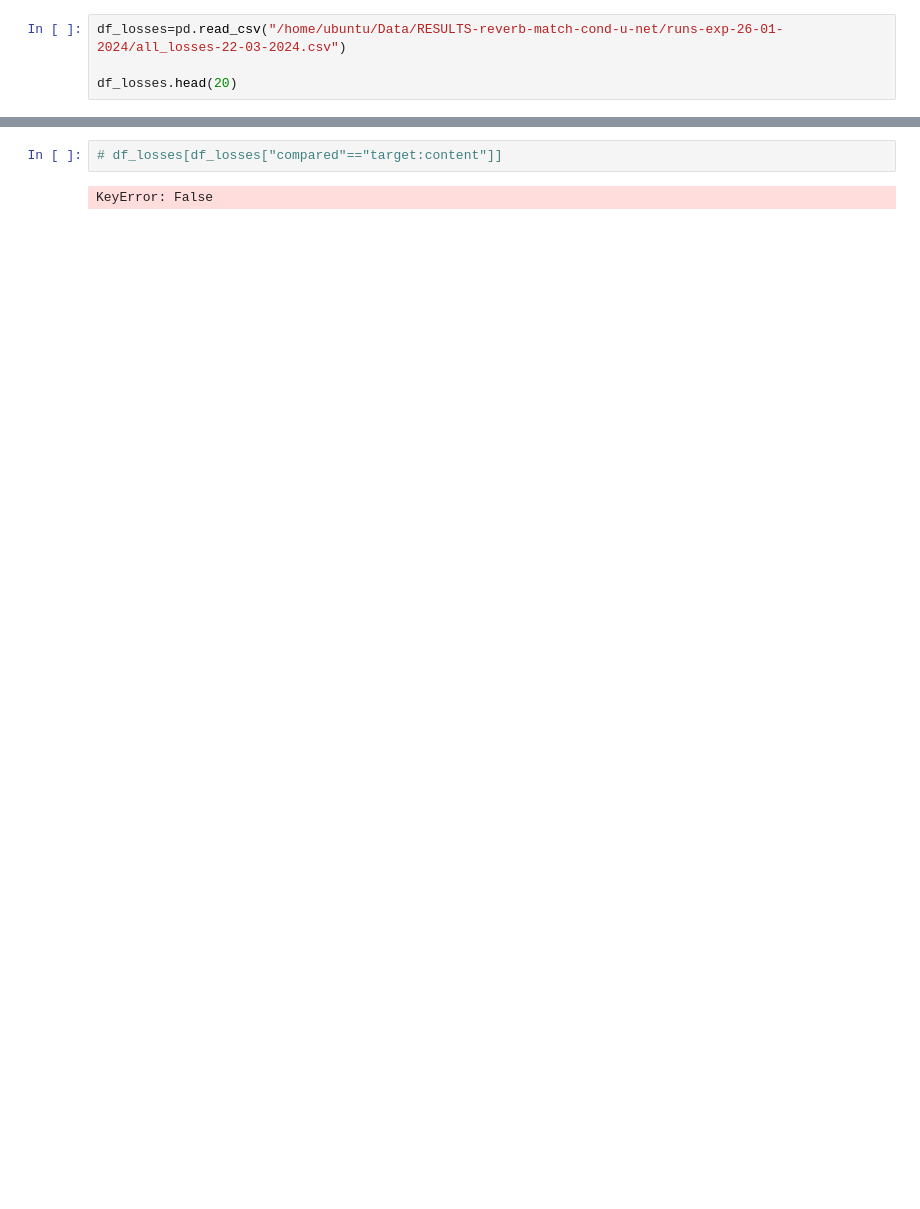
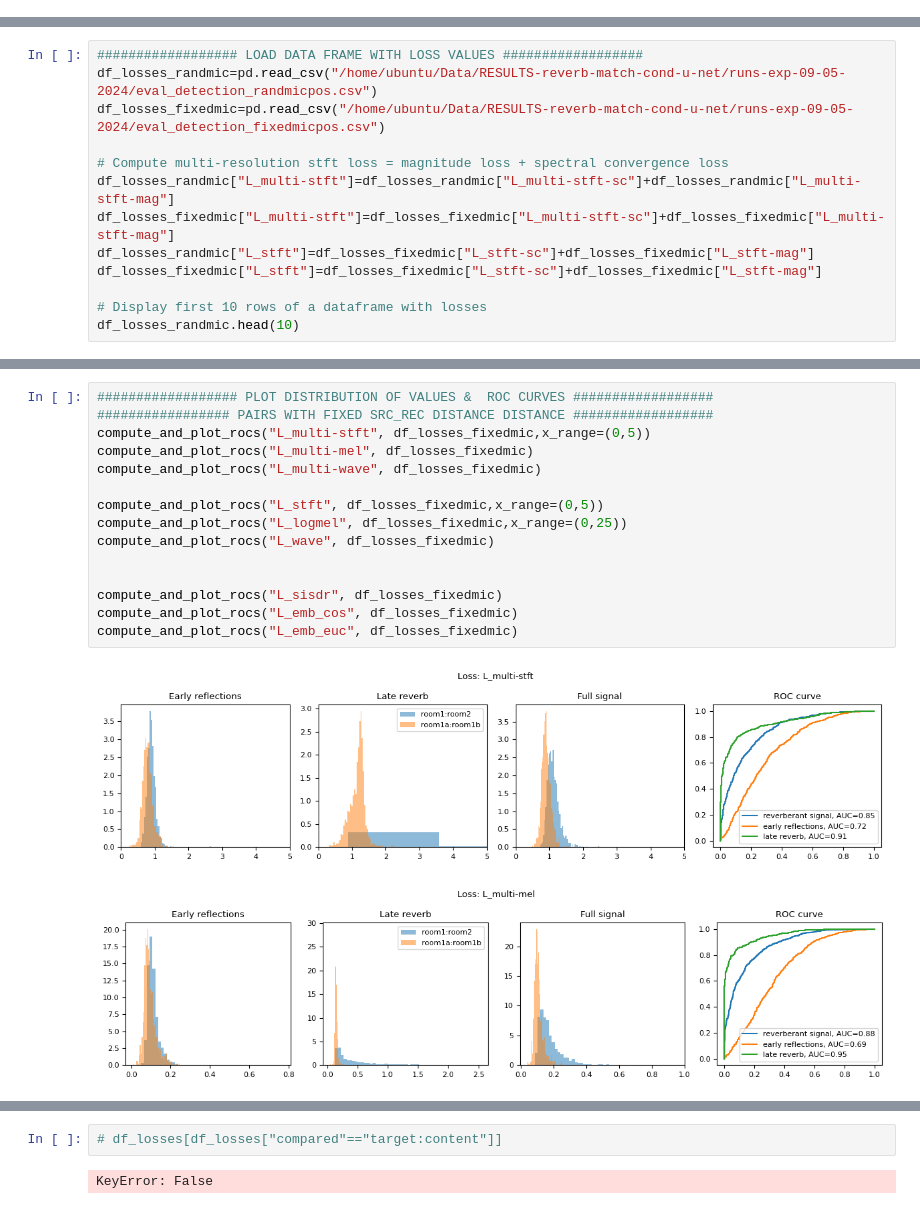
Before and after one commit to joaluba/reverb-match-cond-u-net, a Jupyter notebook: notebooks/experiment_losses.ipynb, the cells around one changed output, grey strips where cells are left out. Cells and saved outputs as stored; diff of their text form; blank space fills up the shorter version.

```diff
--- a/notebooks/experiment_losses.ipynb
+++ b/notebooks/experiment_losses.ipynb
@@ -23,4 +0,0 @@ import seaborn as sns
-# %%
-df_losses=pd.read_csv("/home/ubuntu/Data/RESULTS-reverb-match-cond-u-net/runs-exp-26-01-2024/all_losses-22-03-2024.csv")
-
-df_losses.head(20)
@@ -107,0 +76,13 @@ Text(0.5, 1.0, 'L_wav_L2')
+# %%
+################## LOAD DATA FRAME WITH LOSS VALUES ##################
+df_losses_randmic=pd.read_csv("/home/ubuntu/Data/RESULTS-reverb-match-cond-u-net/runs-exp-09-05-2024/eval_detection_randmicpos.csv")
+df_losses_fixedmic=pd.read_csv("/home/ubuntu/Data/RESULTS-reverb-match-cond-u-net/runs-exp-09-05-2024/eval_detection_fixedmicpos.csv")
+
+# Compute multi-resolution stft loss = magnitude loss + spectral convergence loss
+df_losses_randmic["L_multi-stft"]=df_losses_randmic["L_multi-stft-sc"]+df_losses_randmic["L_multi-stft-mag"]
+df_losses_fixedmic["L_multi-stft"]=df_losses_fixedmic["L_multi-stft-sc"]+df_losses_fixedmic["L_multi-stft-mag"]
+df_losses_randmic["L_stft"]=df_losses_fixedmic["L_stft-sc"]+df_losses_fixedmic["L_stft-mag"]
+df_losses_fixedmic["L_stft"]=df_losses_fixedmic["L_stft-sc"]+df_losses_fixedmic["L_stft-mag"]
+
+# Display first 10 rows of a dataframe with losses
+df_losses_randmic.head(10)
@@ -107,0 +101,18 @@ Text(0.5, 1.0, 'L_wav_L2')
+# %%
+################## PLOT DISTRIBUTION OF VALUES &  ROC CURVES ##################
+################# PAIRS WITH FIXED SRC_REC DISTANCE DISTANCE ##################
+compute_and_plot_rocs("L_multi-stft", df_losses_fixedmic,x_range=(0,5))
+compute_and_plot_rocs("L_multi-mel", df_losses_fixedmic)
+compute_and_plot_rocs("L_multi-wave", df_losses_fixedmic)
+
+compute_and_plot_rocs("L_stft", df_losses_fixedmic,x_range=(0,5))
+compute_and_plot_rocs("L_logmel", df_losses_fixedmic,x_range=(0,25))
+compute_and_plot_rocs("L_wave", df_losses_fixedmic)
+
+
+compute_and_plot_rocs("L_sisdr", df_losses_fixedmic)
+compute_and_plot_rocs("L_emb_cos", df_losses_fixedmic)
+compute_and_plot_rocs("L_emb_euc", df_losses_fixedmic)
+# %% [output]
+[figure, added]
+[figure, added]
```
Also changed, not shown: parts of 11 cells of this notebook, 3 other files.
